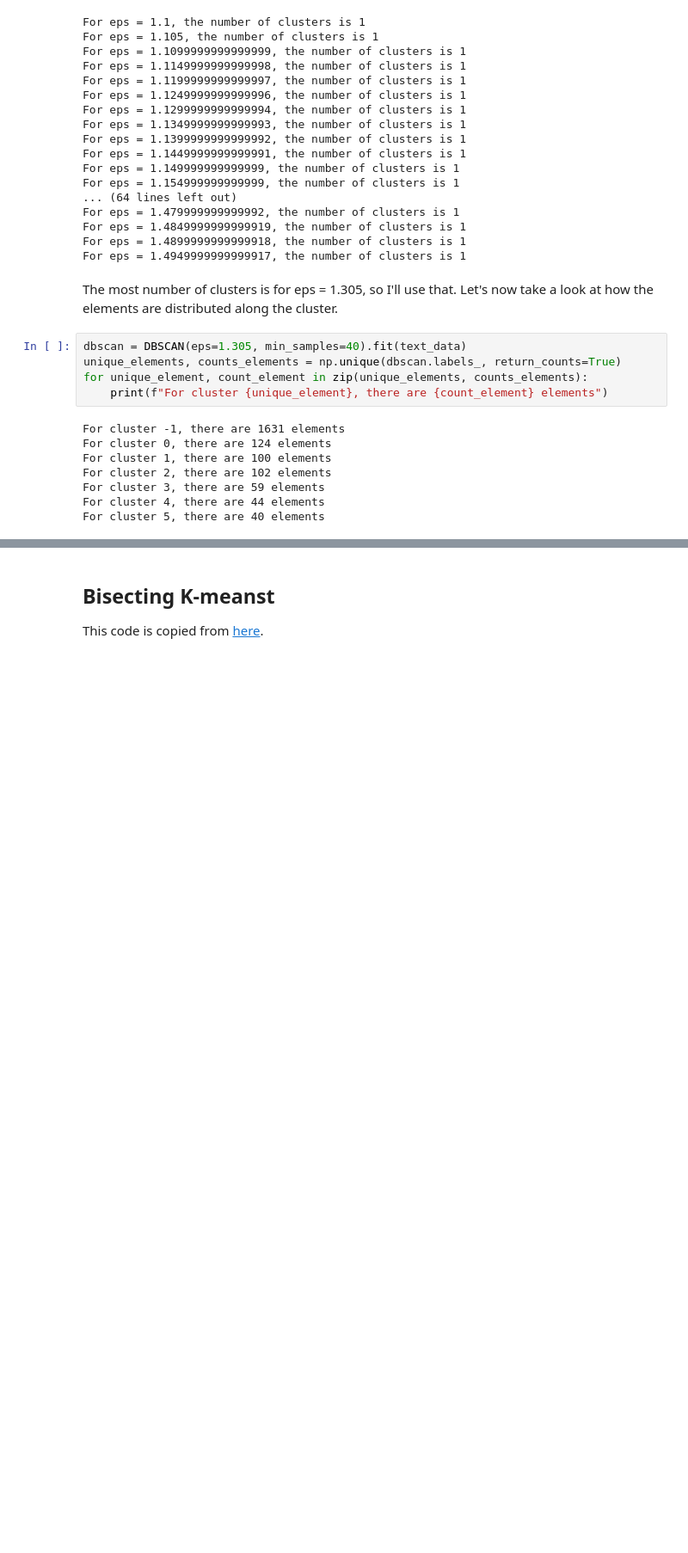
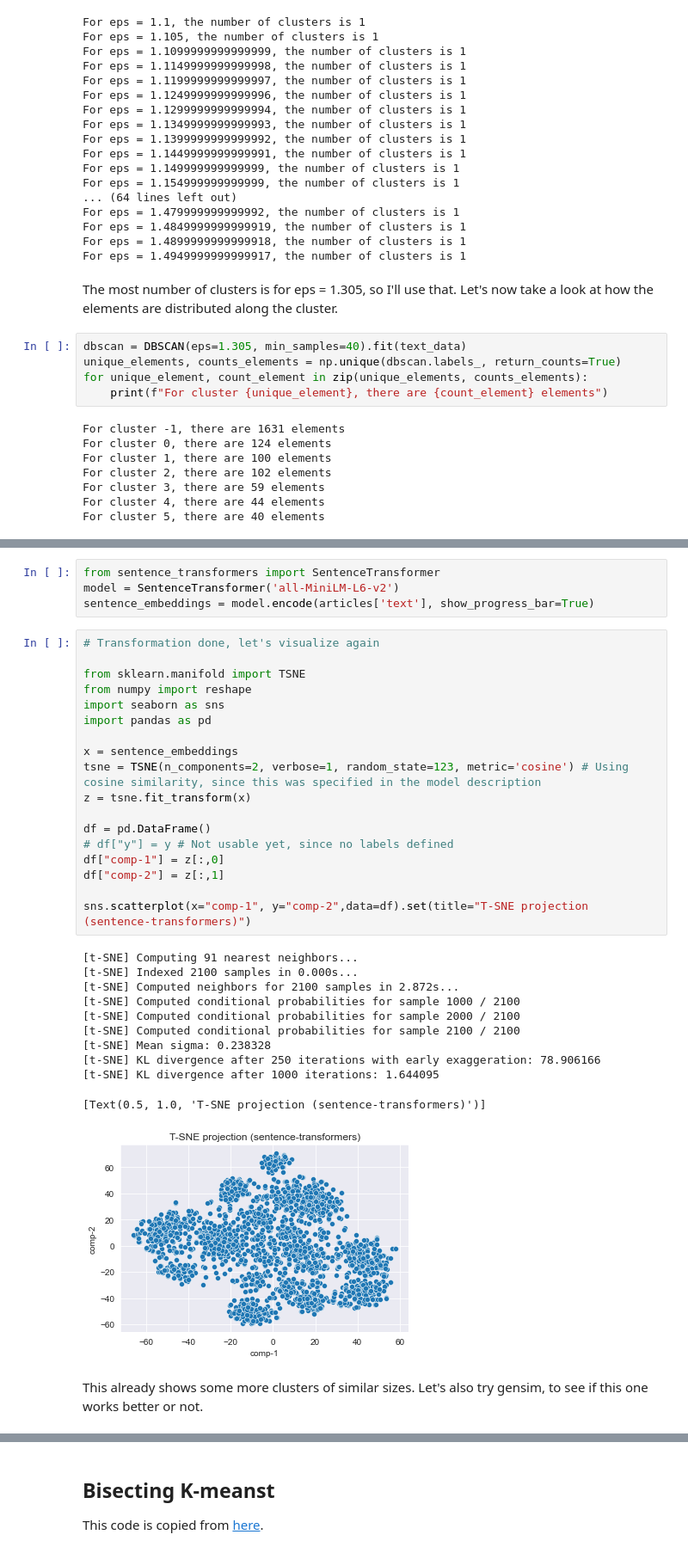
Before and after one commit to arnodeceuninck/data-mining-assignments, a Jupyter notebook: Assignment_3/assignment3.ipynb, the cells around one changed output, grey strips where cells are left out. Shown at 86% size. Saved outputs shown, nothing was run; the diff lists cells and outputs as text; blank space fills up the shorter version.

Commit message:
Clustering assingment

```diff
--- a/Assignment_3/assignment3.ipynb
+++ b/Assignment_3/assignment3.ipynb
@@ -175,0 +212,36 @@ For cluster 5, there are 40 elements
+# %%
+from sentence_transformers import SentenceTransformer
+model = SentenceTransformer('all-MiniLM-L6-v2')
+sentence_embeddings = model.encode(articles['text'], show_progress_bar=True)
+# %%
+# Transformation done, let's visualize again
+
+from sklearn.manifold import TSNE
+from numpy import reshape
+import seaborn as sns
+import pandas as pd
+
+x = sentence_embeddings
+tsne = TSNE(n_components=2, verbose=1, random_state=123, metric='cosine') # Using cosine similarity, since this was specified in the model description
+z = tsne.fit_transform(x)
+
+df = pd.DataFrame()
+# df["y"] = y # Not usable yet, since no labels defined
+df["comp-1"] = z[:,0]
+df["comp-2"] = z[:,1]
+
+sns.scatterplot(x="comp-1", y="comp-2",data=df).set(title="T-SNE projection (sentence-transformers)")
+# %% [output]
+[t-SNE] Computing 91 nearest neighbors...
+[t-SNE] Indexed 2100 samples in 0.000s...
+[t-SNE] Computed neighbors for 2100 samples in 2.872s...
+[t-SNE] Computed conditional probabilities for sample 1000 / 2100
+[t-SNE] Computed conditional probabilities for sample 2000 / 2100
+[t-SNE] Computed conditional probabilities for sample 2100 / 2100
+[t-SNE] Mean sigma: 0.238328
+[t-SNE] KL divergence after 250 iterations with early exaggeration: 78.906166
+[t-SNE] KL divergence after 1000 iterations: 1.644095
+[Text(0.5, 1.0, 'T-SNE projection (sentence-transformers)')]
+[figure, added]
+# %% [markdown]
+This already shows some more clusters of similar sizes. Let's also try gensim, to see if this one works better or not.
```
Also changed, not shown: parts of 35 cells of this notebook, 12 other files.
